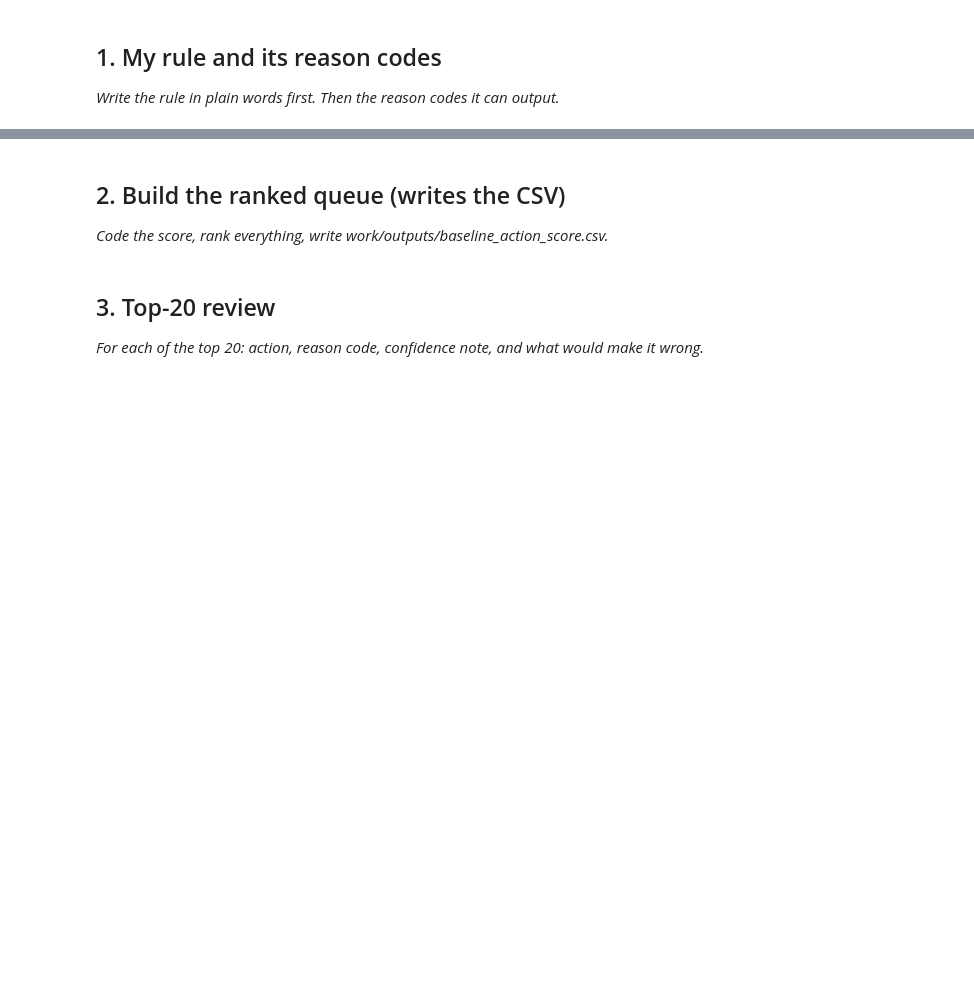
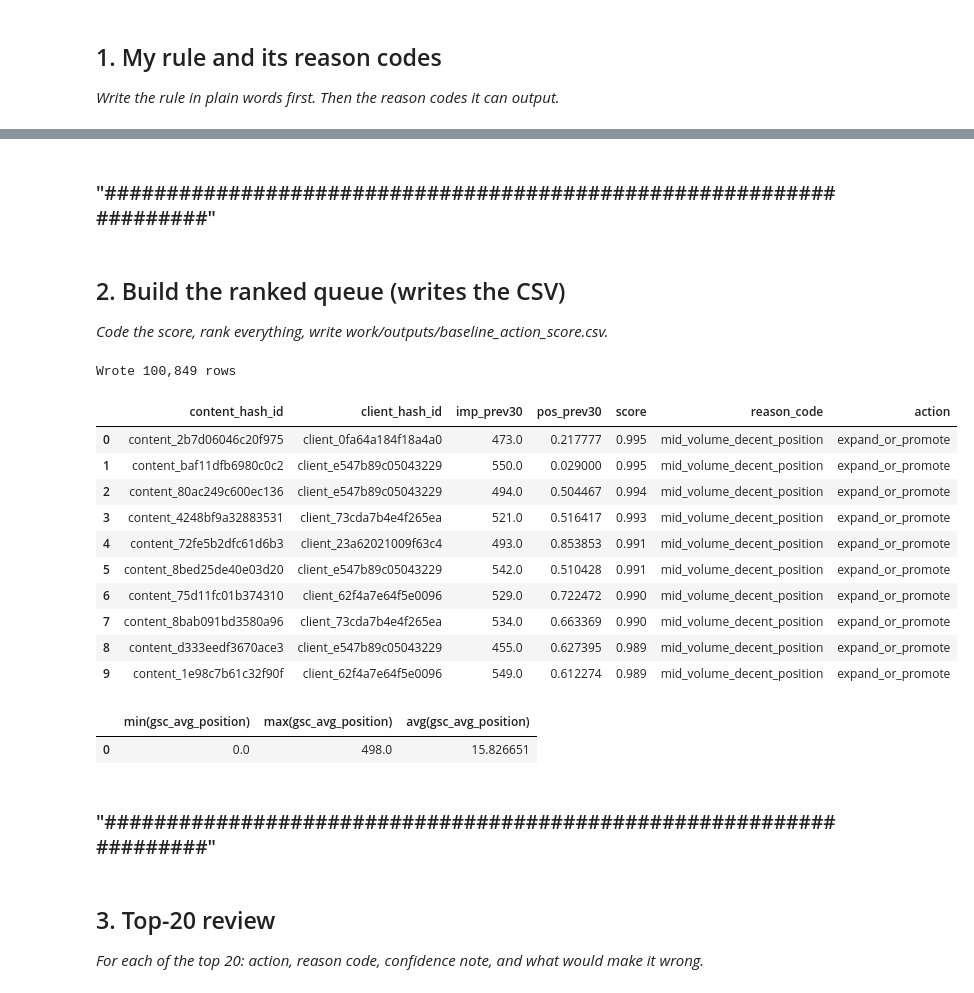
Before and after one commit to khaled-dragon/ML-intern, a Jupyter notebook: work/notebooks/w04_baseline_score.ipynb, the cells around one changed output, grey strips where cells are left out. Cells and saved outputs as stored; diff of their text form; code cells hidden in the pictures; blank space fills up the shorter version.

```diff
--- a/work/notebooks/w04_baseline_score.ipynb
+++ b/work/notebooks/w04_baseline_score.ipynb
@@ -10,3 +10,17 @@ This skeleton is yours to fill. Work the sections **in order** — each one has
 ## 1. My rule and its reason codes
 
 *Write the rule in plain words first. Then the reason codes it can output.*
+# %%
+%pip -q install duckdb huggingface_hub
+import os, getpass
+HF_TOKEN = os.environ.get('HF_TOKEN') or getpass.getpass('Paste your HF READ token (hf_...): ')
+
+import duckdb
+con = duckdb.connect()
+con.execute(f"CREATE OR REPLACE SECRET hf (TYPE huggingface, TOKEN '{HF_TOKEN}')")
+
+REL = 'hf://datasets/FlyRank/internship-warehouse'
+TABLES = {
+    'fact_daily': f"read_parquet('{REL}/fact_content_daily_performance/**/*.parquet')",
+    'fact_query_90d': f"read_parquet('{REL}/fact_content_query_90d.parquet')",
+}
@@ -13,7 +115,65 @@ This skeleton is yours to fill. Work the sections **in order** — each one has
+# %% [markdown]
+### "####################################################################"
 # %% [markdown]
 ## 2. Build the ranked queue (writes the CSV)
 
 *Code the score, rank everything, write work/outputs/baseline_action_score.csv.*
+# %%
+rule_data = con.sql(f"""
+    WITH bounds AS (SELECT MAX(report_date) AS end_d FROM {TABLES['fact_daily']} WHERE month='2026-03'),
+    prior AS (
+        SELECT content_hash_id, client_hash_id,
+               SUM(CASE WHEN report_date > b.end_d - INTERVAL 30 DAY THEN gsc_impressions ELSE 0 END) AS imp_prev30,
+               AVG(CASE WHEN report_date > b.end_d - INTERVAL 30 DAY THEN gsc_avg_position END) AS pos_prev30
+        FROM {TABLES['fact_daily']} f, bounds b
+        WHERE f.month = '2026-03'
+        GROUP BY 1, 2
+        HAVING imp_prev30 >= 100
+    )
+    SELECT * FROM prior
+""").df()
+
+# The rule: mid-range volume (not tiny, not huge) + decent position = higher score
+def score_row(imp, pos):
+    volume_score = 1 - abs(imp - 500) / 5000  # peaks near 500 impressions
+    position_score = max(0, (50 - pos) / 50) if pos <= 50 else 0
+    return round(0.5 * volume_score + 0.5 * position_score, 3)
+
+rule_data['score'] = rule_data.apply(lambda r: score_row(r['imp_prev30'], r['pos_prev30']), axis=1)
+rule_data['reason_code'] = 'mid_volume_decent_position'
+rule_data['action'] = 'expand_or_promote'
+
+queue = rule_data.sort_values('score', ascending=False).reset_index(drop=True)
+
+import os
+os.makedirs('work/outputs', exist_ok=True)
+queue.to_csv('work/outputs/baseline_action_score.csv', index=False)
+print(f"Wrote {len(queue):,} rows")
+queue.head(10)
+# %% [output]
+Wrote 100,849 rows
+|  | content_hash_id | client_hash_id | imp_prev30 | pos_prev30 | score | reason_code | action |
+| 0 | content_2b7d06046c20f975 | client_0fa64a184f18a4a0 | 473.0 | 0.217777 | 0.995 | mid_volume_decent_position | expand_or_promote |
+| 1 | content_baf11dfb6980c0c2 | client_e547b89c05043229 | 550.0 | 0.029000 | 0.995 | mid_volume_decent_position | expand_or_promote |
+| 2 | content_80ac249c600ec136 | client_e547b89c05043229 | 494.0 | 0.504467 | 0.994 | mid_volume_decent_position | expand_or_promote |
+| 3 | content_4248bf9a32883531 | client_73cda7b4e4f265ea | 521.0 | 0.516417 | 0.993 | mid_volume_decent_position | expand_or_promote |
+| 4 | content_72fe5b2dfc61d6b3 | client_23a62021009f63c4 | 493.0 | 0.853853 | 0.991 | mid_volume_decent_position | expand_or_promote |
+| 5 | content_8bed25de40e03d20 | client_e547b89c05043229 | 542.0 | 0.510428 | 0.991 | mid_volume_decent_position | expand_or_promote |
+| 6 | content_75d11fc01b374310 | client_62f4a7e64f5e0096 | 529.0 | 0.722472 | 0.990 | mid_volume_decent_position | expand_or_promote |
+| 7 | content_8bab091bd3580a96 | client_73cda7b4e4f265ea | 534.0 | 0.663369 | 0.990 | mid_volume_decent_position | expand_or_promote |
+| 8 | content_d333eedf3670ace3 | client_e547b89c05043229 | 455.0 | 0.627395 | 0.989 | mid_volume_decent_position | expand_or_promote |
+| 9 | content_1e98c7b61c32f90f | client_62f4a7e64f5e0096 | 549.0 | 0.612274 | 0.989 | mid_volume_decent_position | expand_or_promote |
+# %%
+con.sql(f"""
+    SELECT MIN(gsc_avg_position), MAX(gsc_avg_position), AVG(gsc_avg_position)
+    FROM {TABLES['fact_daily']}
+    WHERE month = '2026-03' AND gsc_avg_position IS NOT NULL
+""").df()
+# %% [output]
+|  | min(gsc_avg_position) | max(gsc_avg_position) | avg(gsc_avg_position) |
+| 0 | 0.0 | 498.0 | 15.826651 |
+# %% [markdown]
+### "####################################################################"
 # %% [markdown]
 ## 3. Top-20 review
 
```
Also changed, not shown: parts of 9 cells of this notebook.
